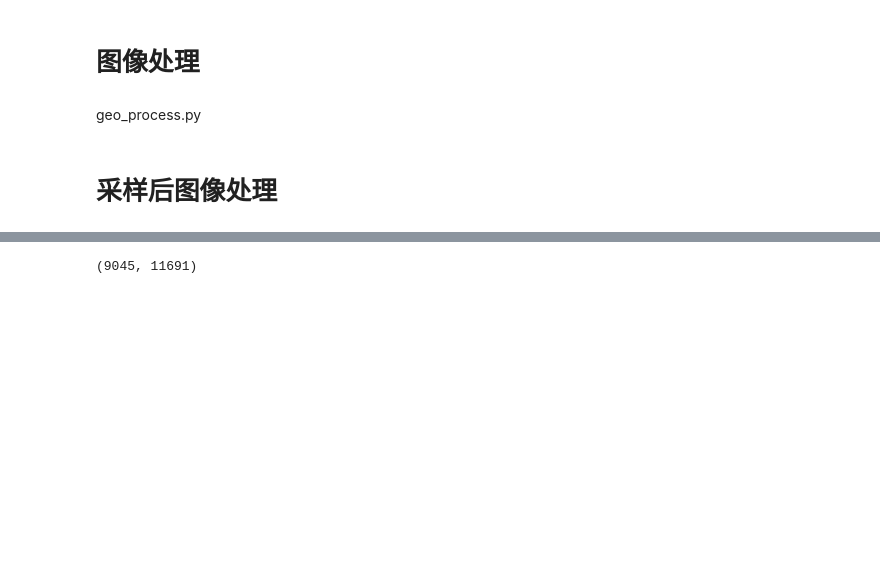
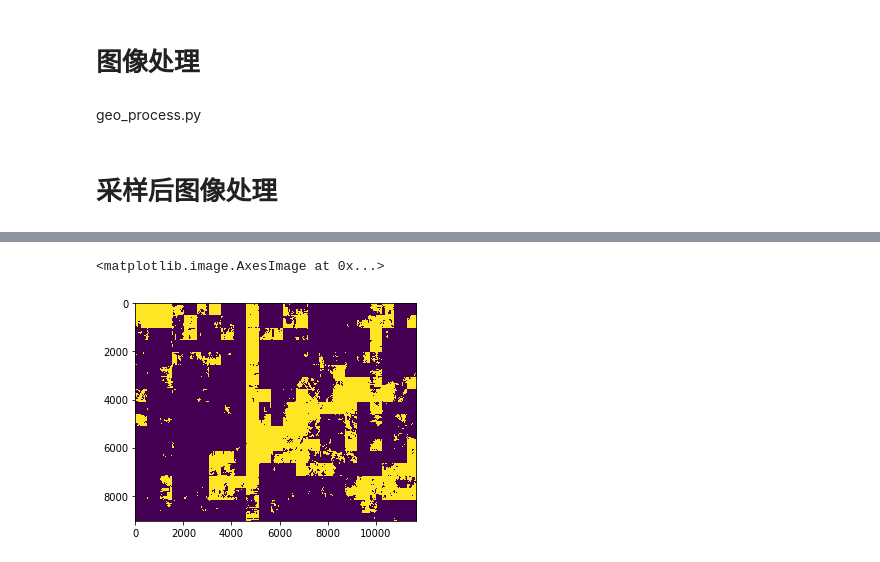
Before and after one commit to qqaazxddrr/dian_wang, a Jupyter notebook: geotif/geo_process.ipynb, the cells around one changed output, grey strips where cells are left out. Cells and saved outputs as stored; diff of their text form; code cells hidden in the pictures; blank space fills up the shorter version.

```diff
--- a/geotif/geo_process.ipynb
+++ b/geotif/geo_process.ipynb
@@ -107,6 +96,2 @@ np.save("sampled_sketch.npy",img[:,:,0])
 # %%
 gridMap = np.load('sampled_sketch.npy')
-# %%
-np.array(gridMap).shape
-# %% [output]
-(9045, 11691)
@@ -114,0 +98,7 @@ width, height = np.array(gridMap).shape
+# %%
+maze = cv2.inRange(gridMap, 2.9, 3.1)
+# %%
+plt.imshow(maze)
+# %% [output]
+<matplotlib.image.AxesImage at 0x...>
+[figure, added]
```
Also changed, not shown: parts of 8 cells of this notebook, 2 other files.
